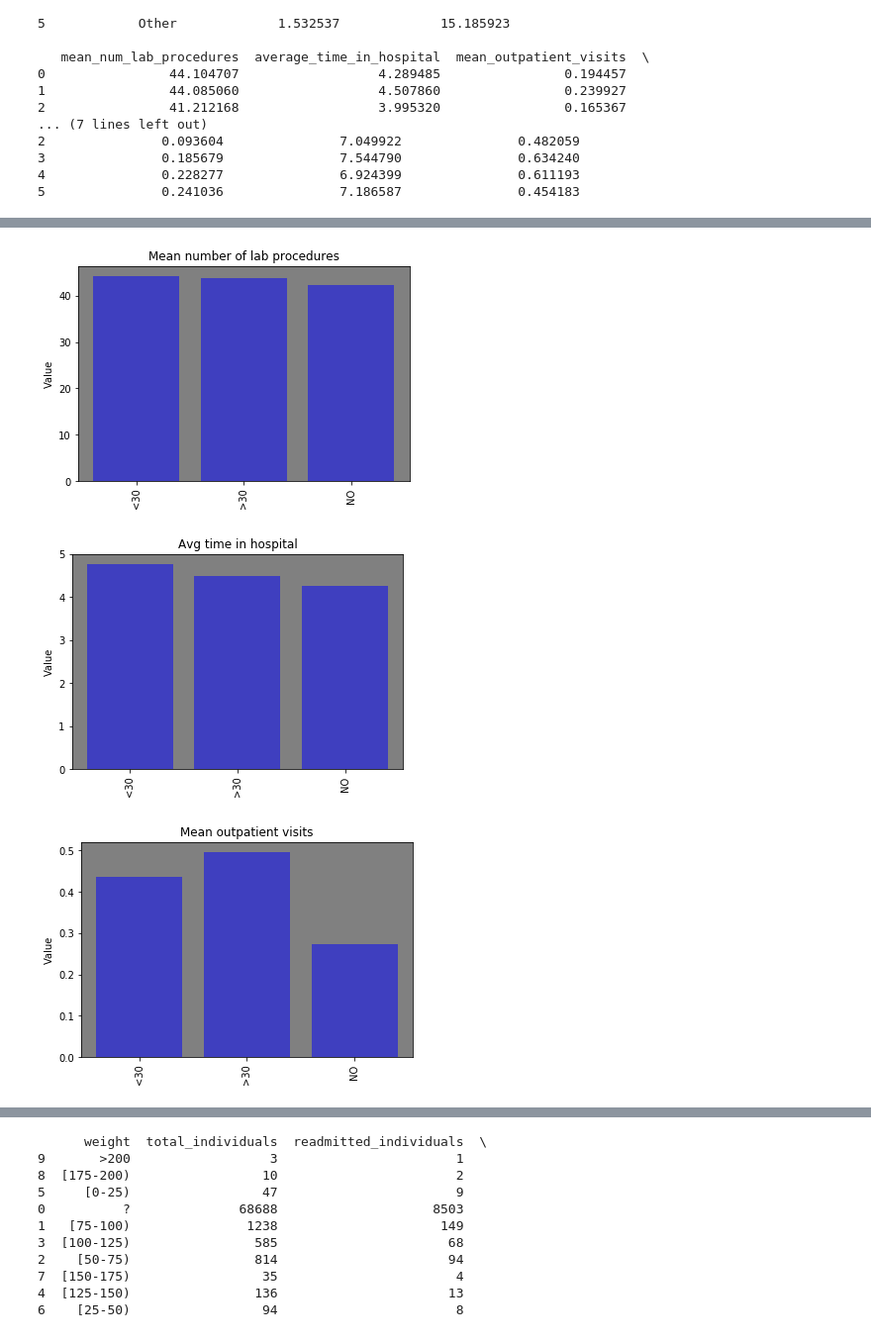
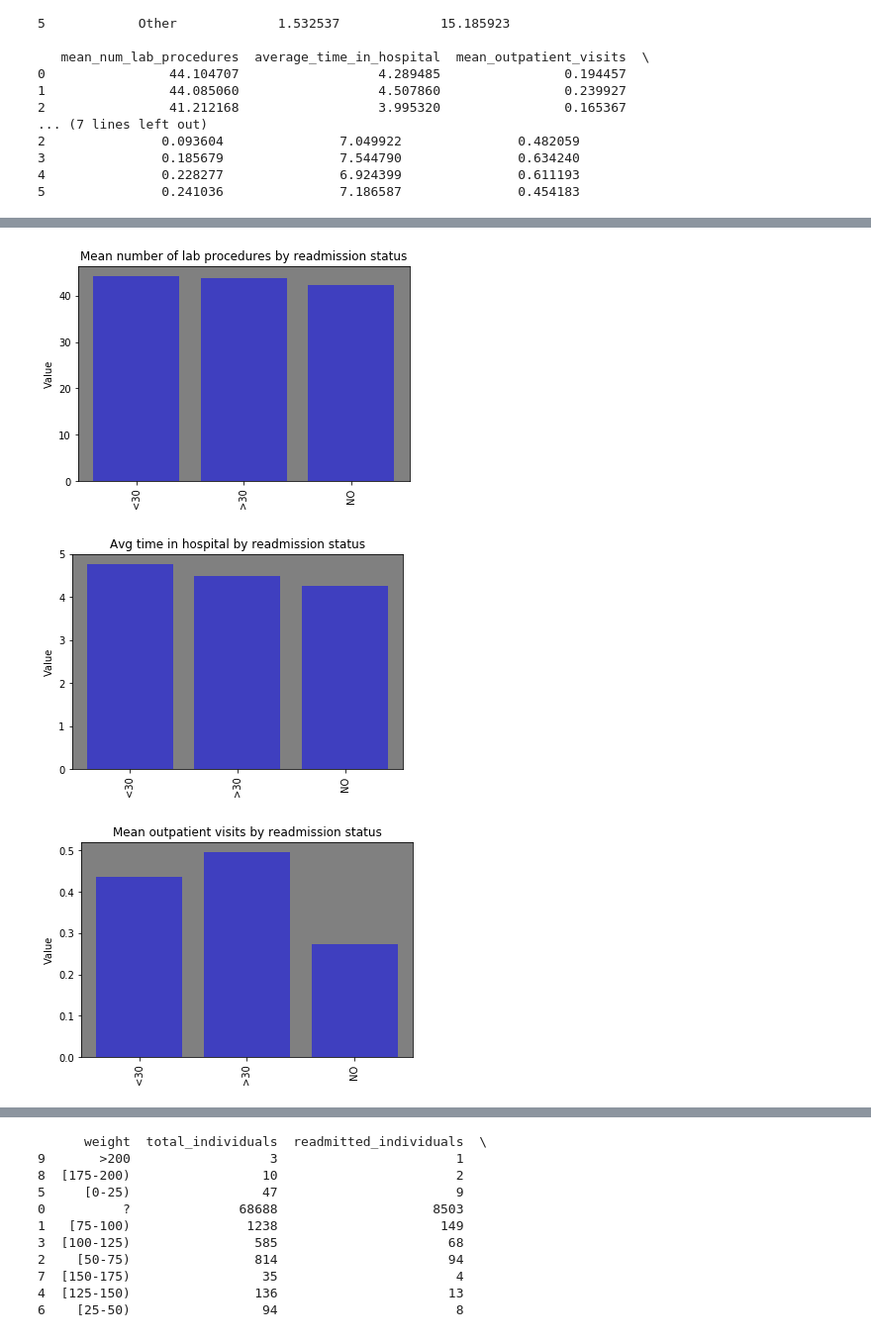
Before and after one commit to geoffkip/uci_diabetes, a Jupyter notebook: diabetes_analysis.ipynb, the cells around one changed output, grey strips where cells are left out. Shown at 99% size. Saved outputs shown, nothing was run; the diff lists cells and outputs as text; code cells hidden in the pictures.

```diff
--- a/diabetes_analysis.ipynb
+++ b/diabetes_analysis.ipynb
@@ -353,20 +354,20 @@ graph(labels=labels,data=average_measurements_by_readmission['mean_num_medicatio
 # %%
 graph(labels=labels,data=average_measurements_by_readmission['mean_num_lab_procedures'],
-      color='blue',title='Mean number of lab procedures',ylabel='Value',y_pos=y_pos,
+      color='blue',title='Mean number of lab procedures by readmission status',ylabel='Value',y_pos=y_pos,
       graph_type='bar')
 # %% [output]
-[figure, old version]
+[figure, new version]
 # %%
 graph(labels=labels,data=average_measurements_by_readmission['average_time_in_hospital'],
-      color='blue',title='Avg time in hospital',ylabel='Value',y_pos=y_pos,
+      color='blue',title='Avg time in hospital by readmission status',ylabel='Value',y_pos=y_pos,
       graph_type='bar')
 # %% [output]
-[figure, old version]
+[figure, new version]
 # %%
 graph(labels=labels,data=average_measurements_by_readmission['mean_outpatient_visits'],
-      color='blue',title='Mean outpatient visits',ylabel='Value',y_pos=y_pos,
+      color='blue',title='Mean outpatient visits by readmission status',ylabel='Value',y_pos=y_pos,
       graph_type='bar')
 # %% [output]
-[figure, old version]
+[figure, new version]
 # %%
 graph(labels=labels,data=average_measurements_by_readmission['mean_emergency_visits'],
```
Also changed, not shown: parts of 7 cells of this notebook, 1 other file.
